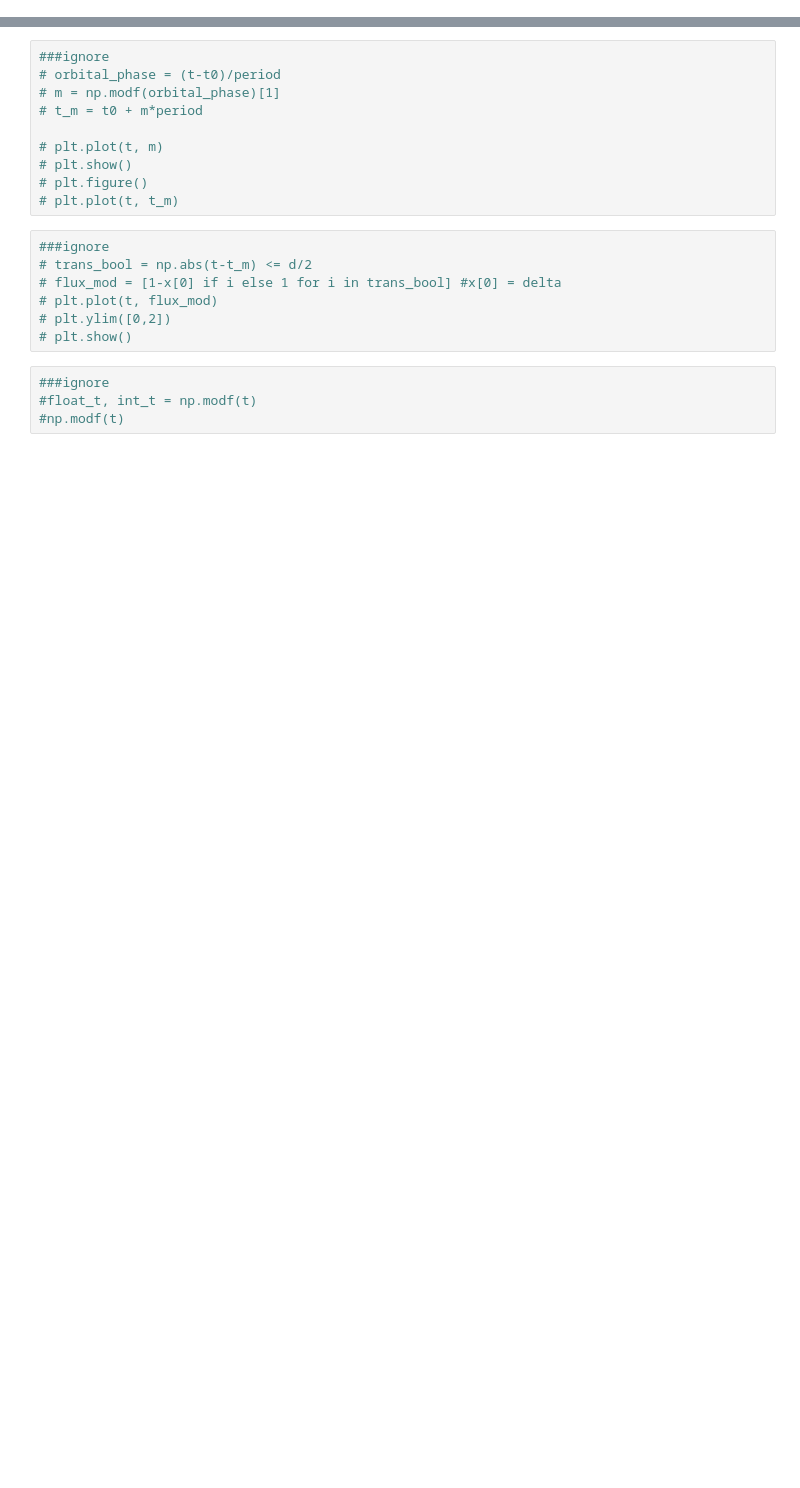
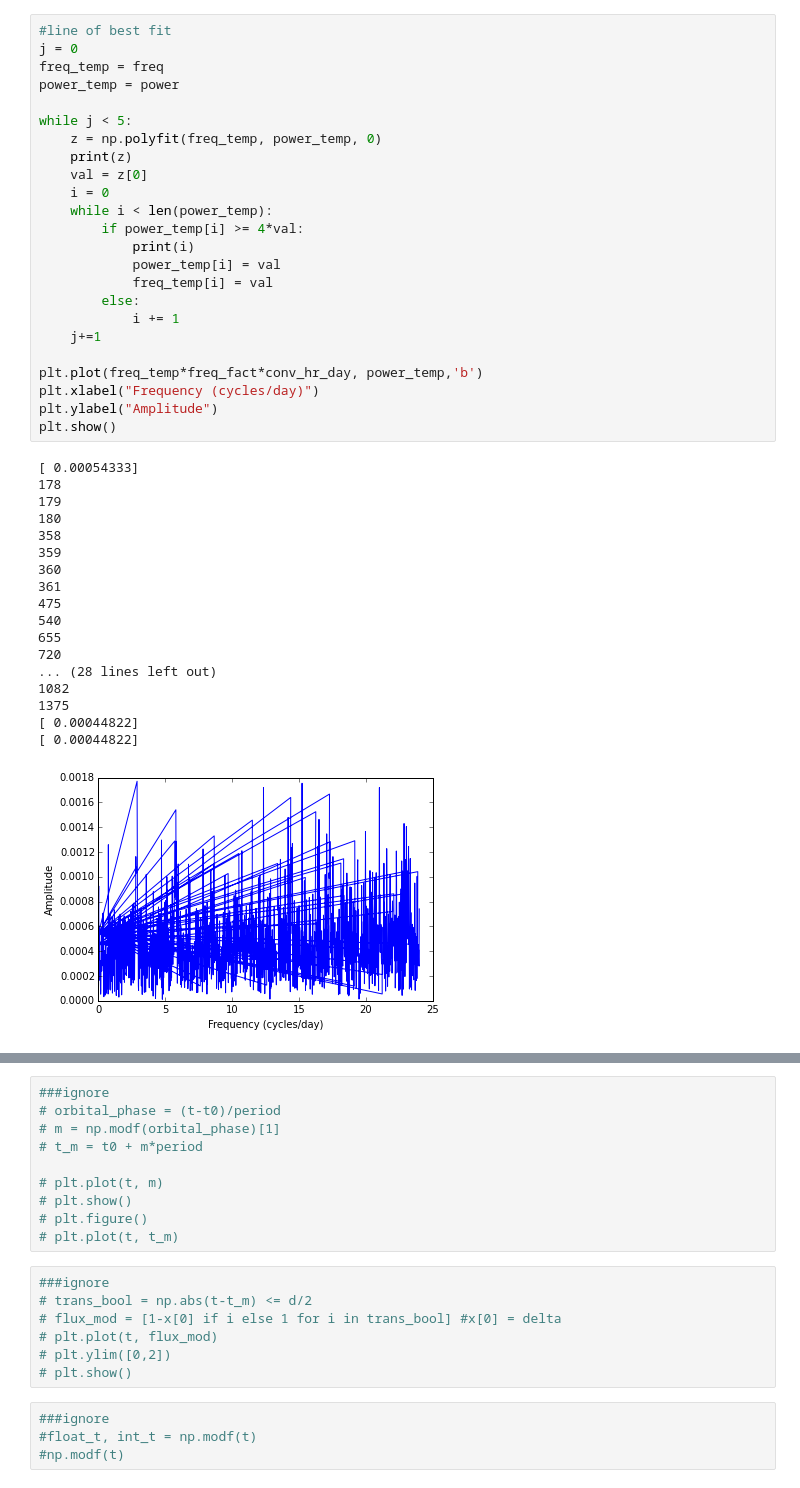
Before and after one commit to dianadianadiana/FFT, a Jupyter notebook: flux_function.ipynb, the cells around one changed output, grey strips where cells are left out. Saved outputs shown, nothing was run; the diff lists cells and outputs as text; blank space fills up the shorter version.

Commit message:
started to do best of line fit

```diff
--- a/flux_function.ipynb
+++ b/flux_function.ipynb
@@ -141,0 +128,43 @@ Expected frequency (cycles/day): 5.16129032258
+# %%
+#line of best fit
+j = 0
+freq_temp = freq
+power_temp = power
+
+while j < 5:
+    z = np.polyfit(freq_temp, power_temp, 0)
+    print(z)
+    val = z[0]
+    i = 0
+    while i < len(power_temp):
+        if power_temp[i] >= 4*val:
+            print(i)
+            power_temp[i] = val
+            freq_temp[i] = val
+        else:
+            i += 1
+    j+=1
+
+plt.plot(freq_temp*freq_fact*conv_hr_day, power_temp,'b')
+plt.xlabel("Frequency (cycles/day)")
+plt.ylabel("Amplitude")
+plt.show()
+# %% [output]
+[ 0.00054333]
+178
+179
+180
+358
+359
+360
+361
+475
+540
+655
+720
+... (28 lines left out)
+1082
+1375
+[ 0.00044822]
+[ 0.00044822]
+[figure, added]
```
Also changed, not shown: parts of 6 cells of this notebook.
